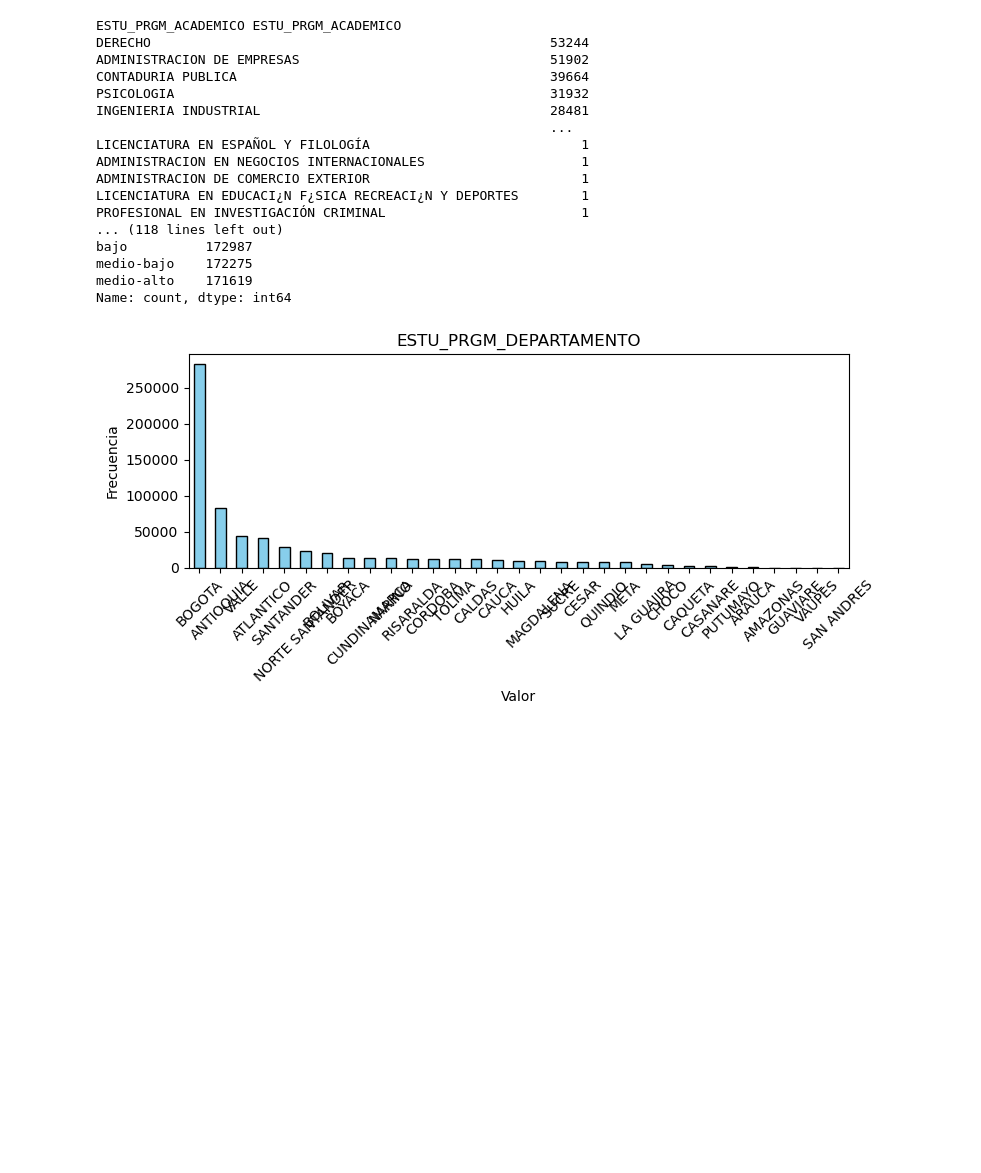
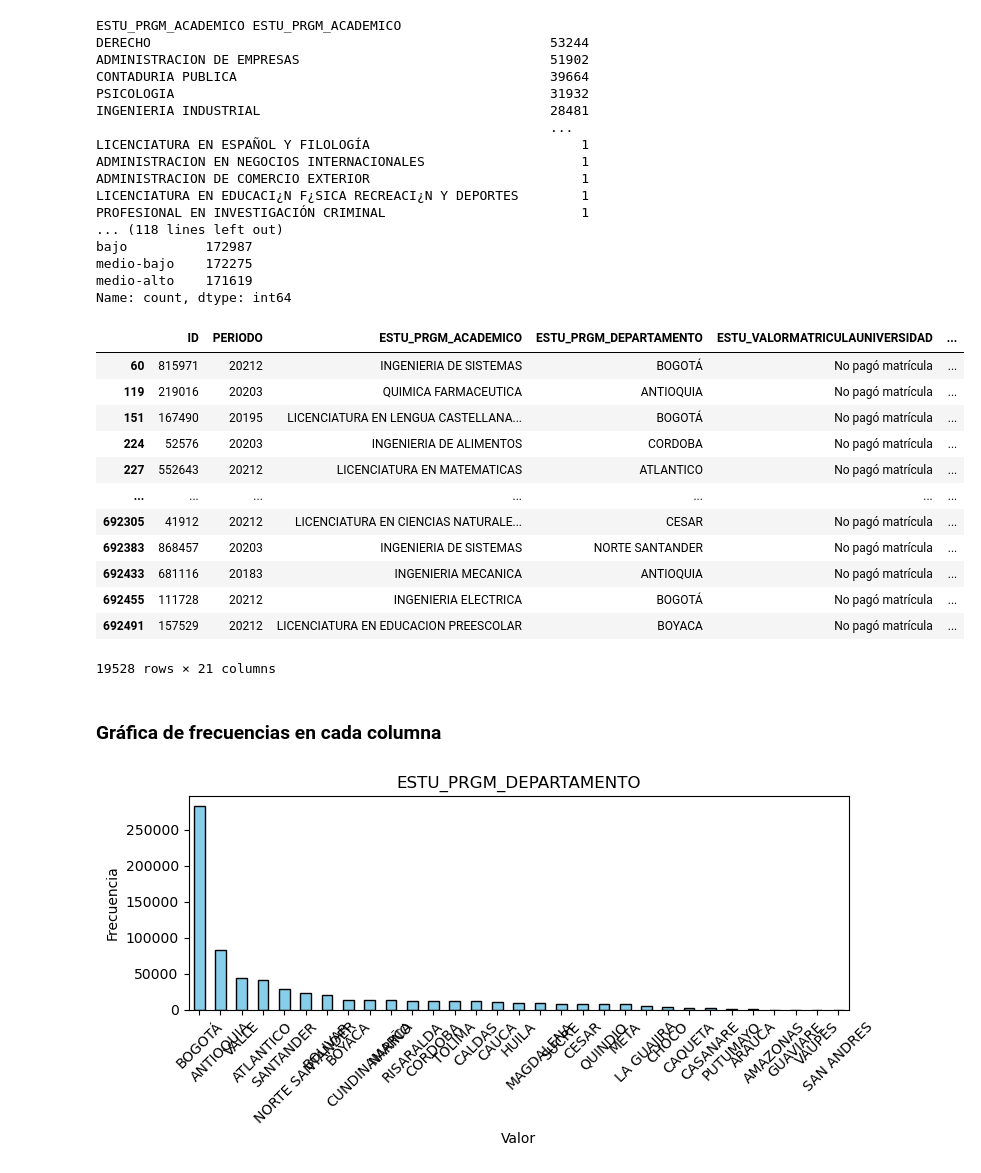
Before and after one commit to alejolop1/Proyecto-Introduccion-IA, a Jupyter notebook: 02 - preprocesado.ipynb, the cells around one changed output. Drawn from its saved outputs; the diff is of its cells as text; code cells hidden in the pictures; blank space fills up the shorter version.

```diff
--- a/02 - preprocesado.ipynb
+++ b/02 - preprocesado.ipynb
@@ -7,5 +8,5 @@ import os
 
 ## ANALÍSIS GENERAL ##
 # %%
-d = pd.read_csv("../data-pruebaspro/train.csv") #Cargado directamente desde archivos del pc, que está en una carpeta hermana
-d
+df = pd.read_csv("../data-pruebaspro/train.csv") #Cargado directamente desde archivos del pc, que está en una carpeta hermana
+d = df.copy()
@@ -187,6 +203,24 @@ bajo          172987
 medio-bajo    172275
 medio-alto    171619
 Name: count, dtype: int64
+# %%
+d.loc[d['ESTU_VALORMATRICULAUNIVERSIDAD']== 'No pagó matrícula']
+# %% [output]
+|  | ID | PERIODO | ESTU_PRGM_ACADEMICO | ESTU_PRGM_DEPARTAMENTO | ESTU_VALORMATRICULAUNIVERSIDAD | ... |
+| 60 | 815971 | 20212 | INGENIERIA DE SISTEMAS | BOGOTÁ | No pagó matrícula | ... |
+| 119 | 219016 | 20203 | QUIMICA FARMACEUTICA | ANTIOQUIA | No pagó matrícula | ... |
+| 151 | 167490 | 20195 | LICENCIATURA EN LENGUA CASTELLANA... | BOGOTÁ | No pagó matrícula | ... |
+| 224 | 52576 | 20203 | INGENIERIA DE ALIMENTOS | CORDOBA | No pagó matrícula | ... |
+| 227 | 552643 | 20212 | LICENCIATURA EN MATEMATICAS | ATLANTICO | No pagó matrícula | ... |
+| ... | ... | ... | ... | ... | ... | ... |
+| 692305 | 41912 | 20212 | LICENCIATURA EN CIENCIAS NATURALE... | CESAR | No pagó matrícula | ... |
+| 692383 | 868457 | 20203 | INGENIERIA DE SISTEMAS | NORTE SANTANDER | No pagó matrícula | ... |
+| 692433 | 681116 | 20183 | INGENIERIA MECANICA | ANTIOQUIA | No pagó matrícula | ... |
+| 692455 | 111728 | 20212 | INGENIERIA ELECTRICA | BOGOTÁ | No pagó matrícula | ... |
+| 692491 | 157529 | 20212 | LICENCIATURA EN EDUCACION PREESCOLAR | BOYACA | No pagó matrícula | ... |
+19528 rows × 21 columns
+# %% [markdown]
+### Gráfica de frecuencias en cada columna ###
 # %%
 for col in categorical_col[1:]:
     valores = d[col].dropna()
```
Also changed, not shown: parts of 69 cells of this notebook.
